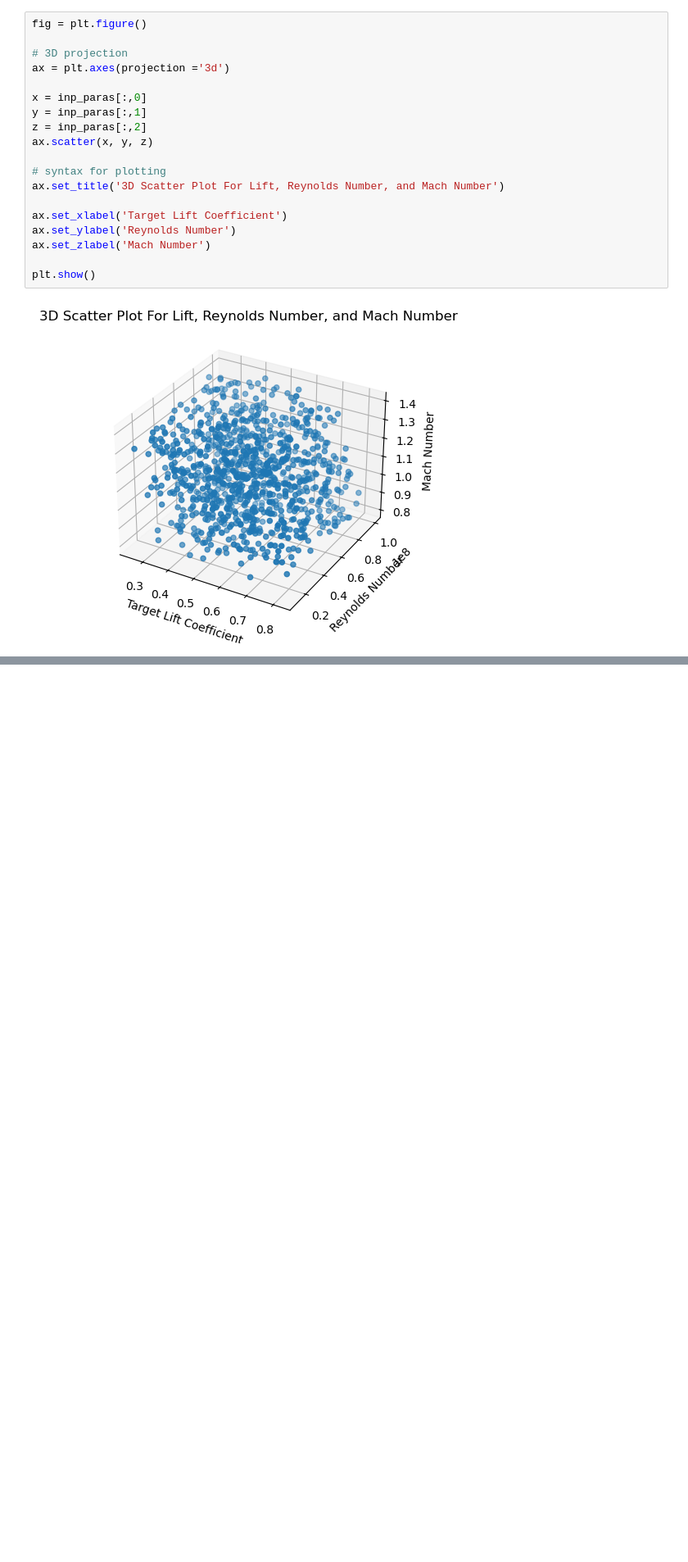
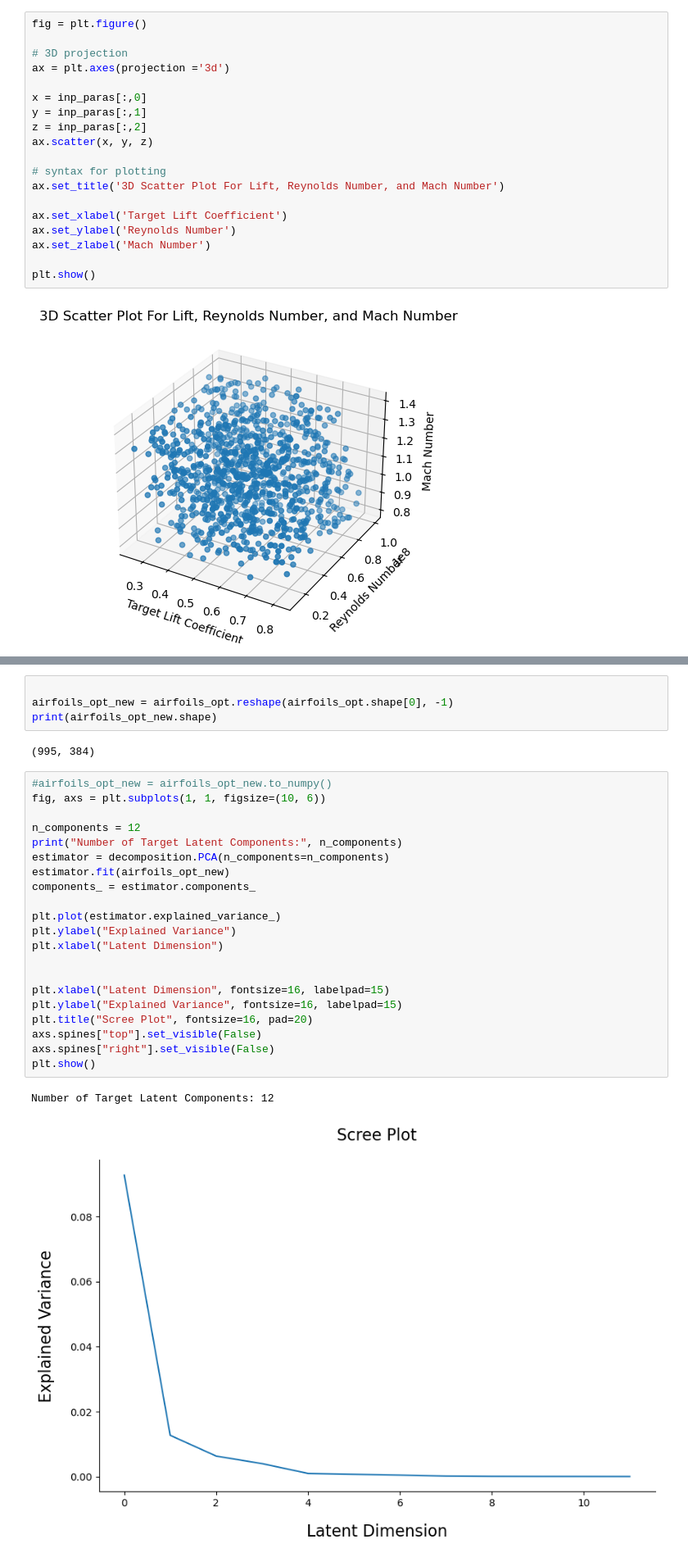
Before and after one commit to Hghn02/Inverse-Design-of-Optimal-Airfoil-Geometry, a Jupyter notebook: data_vis.ipynb, the cells around one changed output, grey strips where cells are left out. Shown at 82% size. Drawn from its saved outputs; the diff is of its cells as text; blank space fills up the shorter version.

```diff
--- a/data_vis.ipynb
+++ b/data_vis.ipynb
@@ -120,0 +130,30 @@ plt.show()
+# %%
+
+airfoils_opt_new = airfoils_opt.reshape(airfoils_opt.shape[0], -1)
+print(airfoils_opt_new.shape)
+# %% [output]
+(995, 384)
+# %%
+#airfoils_opt_new = airfoils_opt_new.to_numpy()
+fig, axs = plt.subplots(1, 1, figsize=(10, 6))
+
+n_components = 12
+print("Number of Target Latent Components:", n_components)
+estimator = decomposition.PCA(n_components=n_components)
+estimator.fit(airfoils_opt_new)
+components_ = estimator.components_
+
+plt.plot(estimator.explained_variance_)
+plt.ylabel("Explained Variance")
+plt.xlabel("Latent Dimension")
+
+
+plt.xlabel("Latent Dimension", fontsize=16, labelpad=15)
+plt.ylabel("Explained Variance", fontsize=16, labelpad=15)
+plt.title("Scree Plot", fontsize=16, pad=20)
+axs.spines["top"].set_visible(False)
+axs.spines["right"].set_visible(False)
+plt.show()
+# %% [output]
+Number of Target Latent Components: 12
+[figure, added]
```
Also changed, not shown: parts of 6 cells of this notebook, 5 other files.
